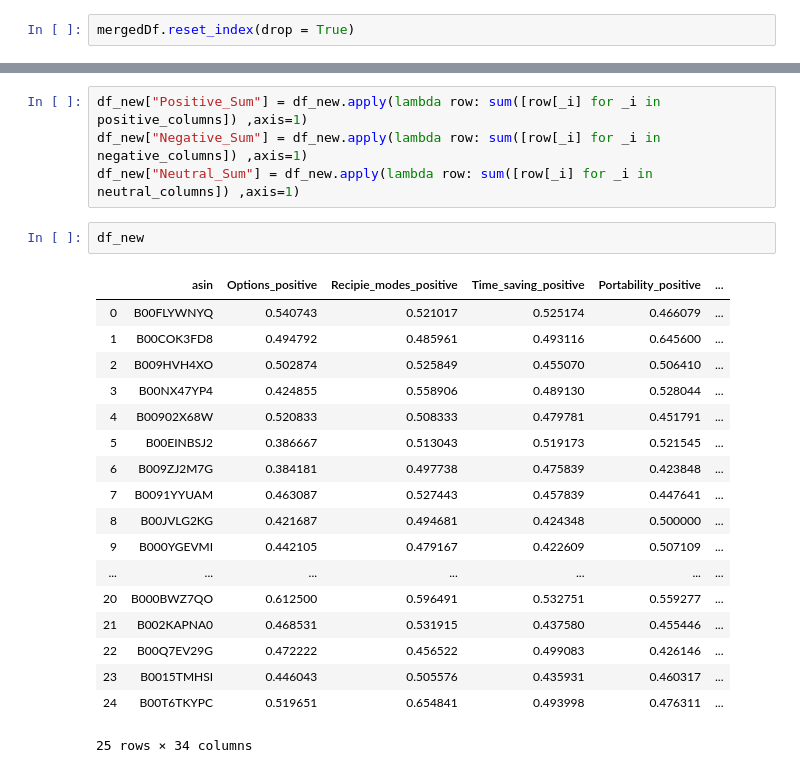
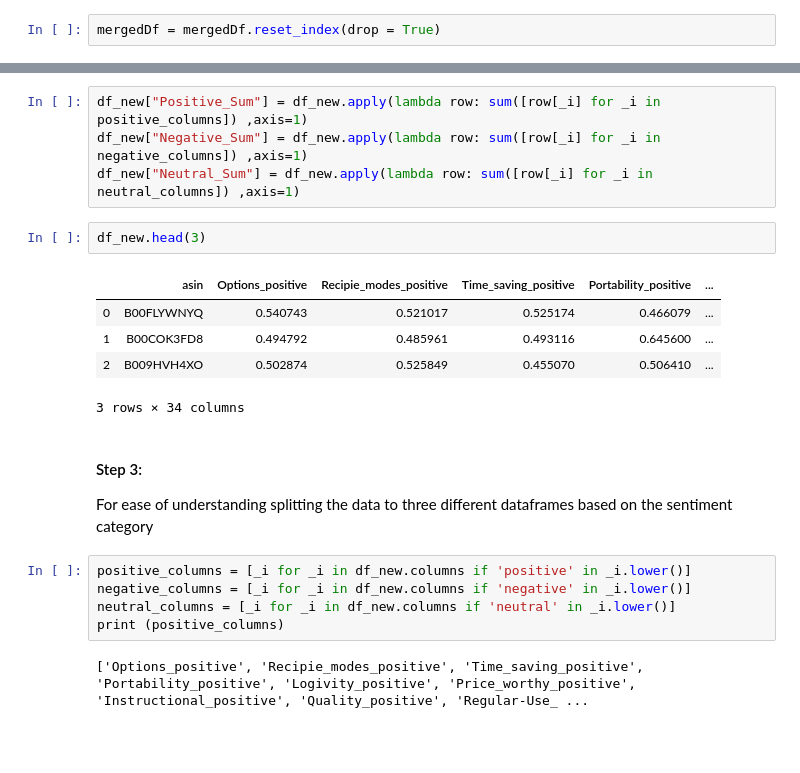
Before and after one commit to Thaslim/Amazon_Review_Analysis, a Jupyter notebook: Topic Modelling and Sentiment Analysis/Sentiment Scores per topic.ipynb, the cells around one changed output, grey strips where cells are left out. Saved outputs shown, nothing was run; the diff lists cells and outputs as text; blank space fills up the shorter version.

```diff
--- a/Topic Modelling and Sentiment Analysis/Sentiment Scores per topic.ipynb
+++ b/Topic Modelling and Sentiment Analysis/Sentiment Scores per topic.ipynb
@@ -270,2 +211,2 @@ memory usage: 16.2+ MB
 # %%
-mergedDf.reset_index(drop = True)
+mergedDf = mergedDf.reset_index(drop = True)
@@ -496,23 +388,20 @@ df_new["Positive_Sum"] = df_new.apply(lambda row: sum([row[_i] for _i in positiv
 df_new["Negative_Sum"] = df_new.apply(lambda row: sum([row[_i] for _i in negative_columns]) ,axis=1)
 df_new["Neutral_Sum"] = df_new.apply(lambda row: sum([row[_i] for _i in neutral_columns]) ,axis=1)
 # %%
-df_new
+df_new.head(3)
 # %% [output]
 |  | asin | Options_positive | Recipie_modes_positive | Time_saving_positive | Portability_positive | ... |
 | 0 | B00FLYWNYQ | 0.540743 | 0.521017 | 0.525174 | 0.466079 | ... |
 | 1 | B00COK3FD8 | 0.494792 | 0.485961 | 0.493116 | 0.645600 | ... |
 | 2 | B009HVH4XO | 0.502874 | 0.525849 | 0.455070 | 0.506410 | ... |
-| 3 | B00NX47YP4 | 0.424855 | 0.558906 | 0.489130 | 0.528044 | ... |
-| 4 | B00902X68W | 0.520833 | 0.508333 | 0.479781 | 0.451791 | ... |
-| 5 | B00EINBSJ2 | 0.386667 | 0.513043 | 0.519173 | 0.521545 | ... |
-| 6 | B009ZJ2M7G | 0.384181 | 0.497738 | 0.475839 | 0.423848 | ... |
-| 7 | B0091YYUAM | 0.463087 | 0.527443 | 0.457839 | 0.447641 | ... |
-| 8 | B00JVLG2KG | 0.421687 | 0.494681 | 0.424348 | 0.500000 | ... |
-| 9 | B000YGEVMI | 0.442105 | 0.479167 | 0.422609 | 0.507109 | ... |
-| ... | ... | ... | ... | ... | ... | ... |
-| 20 | B000BWZ7QO | 0.612500 | 0.596491 | 0.532751 | 0.559277 | ... |
-| 21 | B002KAPNA0 | 0.468531 | 0.531915 | 0.437580 | 0.455446 | ... |
-| 22 | B00Q7EV29G | 0.472222 | 0.456522 | 0.499083 | 0.426146 | ... |
-| 23 | B0015TMHSI | 0.446043 | 0.505576 | 0.435931 | 0.460317 | ... |
-| 24 | B00T6TKYPC | 0.519651 | 0.654841 | 0.493998 | 0.476311 | ... |
-25 rows × 34 columns
+3 rows × 34 columns
+# %% [markdown]
+#### Step 3:
+For ease of understanding splitting the data to three different dataframes based on the sentiment category
+# %%
+positive_columns = [_i for _i in df_new.columns if 'positive' in _i.lower()]
+negative_columns = [_i for _i in df_new.columns if 'negative' in _i.lower()]
+neutral_columns = [_i for _i in df_new.columns if 'neutral' in _i.lower()]
+print (positive_columns)
+# %% [output]
+['Options_positive', 'Recipie_modes_positive', 'Time_saving_positive', 'Portability_positive', 'Logivity_positive', 'Price_worthy_positive', 'Instructional_positive', 'Quality_positive', 'Regular-Use_ ...
```
Also changed, not shown: parts of 55 cells of this notebook.
